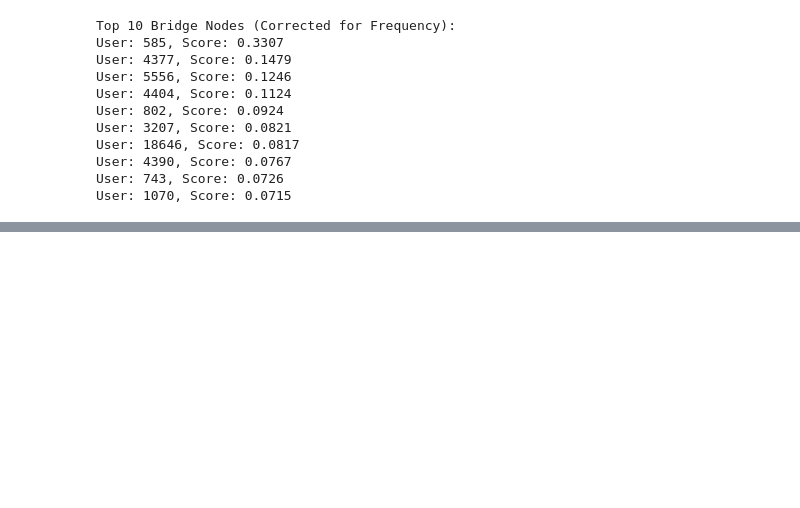
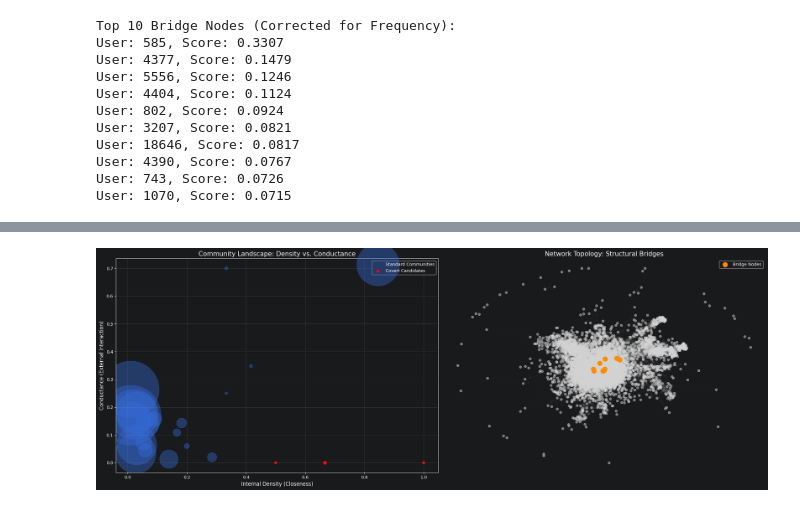
Before and after one commit to SrujanaJasmine/Spy-Networks-Covert-Communication-Patterns-in-Social-Media, a Jupyter notebook: DMSN_task4.ipynb, the cells around one changed output, grey strips where cells are left out. Drawn from its saved outputs; the diff is of its cells as text; code cells hidden in the pictures; blank space fills up the shorter version.

```diff
--- a/DMSN_task4.ipynb
+++ b/DMSN_task4.ipynb
@@ -126,0 +255,33 @@ plt.show()
+# %%
+fig, (ax1, ax2) = plt.subplots(1, 2, figsize=(22, 8))
+
+# Graph 1: The "Anomalies" Scatter Plot
+ax1.scatter(df_metrics['internal_density'], df_metrics['conductance'],
+            s=df_metrics['size']*15, alpha=0.4, label='Standard Communities')
+if not covert_groups.empty:
+    ax1.scatter(covert_groups['internal_density'], covert_groups['conductance'],
+                s=covert_groups['size']*15, color='red', label='Covert Candidates')
+
+ax1.set_title("Community Landscape: Density vs. Conductance", fontsize=15)
+ax1.set_xlabel("Internal Density (Closeness)", fontsize=12)
+ax1.set_ylabel("Conductance (External Interaction)", fontsize=12)
+ax1.legend()
+ax1.grid(True, alpha=0.3)
+
+# Graph 2: Highlighted Network Bridges
+pos_viz = nx.spring_layout(G, k=0.15, seed=42)
+bridge_nodes = [n for n, s in top_bridges]
+
+nx.draw_networkx_edges(G, pos_viz, ax=ax2, alpha=0.05, edge_color='gray')
+nx.draw_networkx_nodes(G, pos_viz, ax=ax2, node_size=30, node_color='lightgray', alpha=0.5)
+nx.draw_networkx_nodes(G, pos_viz, ax=ax2, nodelist=bridge_nodes,
+                       node_size=120, node_color='darkorange', label='Bridge Nodes')
+
+ax2.set_title("Network Topology: Structural Bridges", fontsize=15)
+ax2.legend()
+ax2.axis('off')
+
+plt.tight_layout()
+plt.show()
+# %% [output]
+[figure, added]
```
Also changed, not shown: parts of 4 cells of this notebook, 3 other files.
